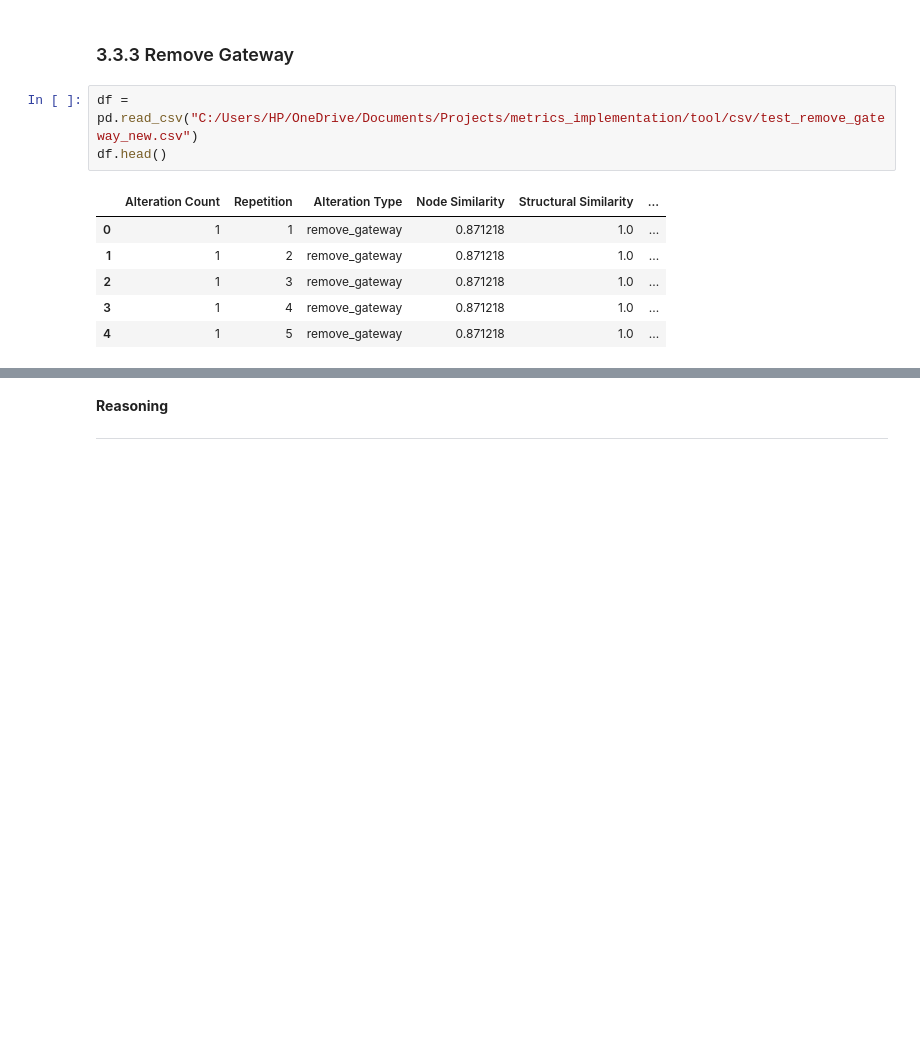
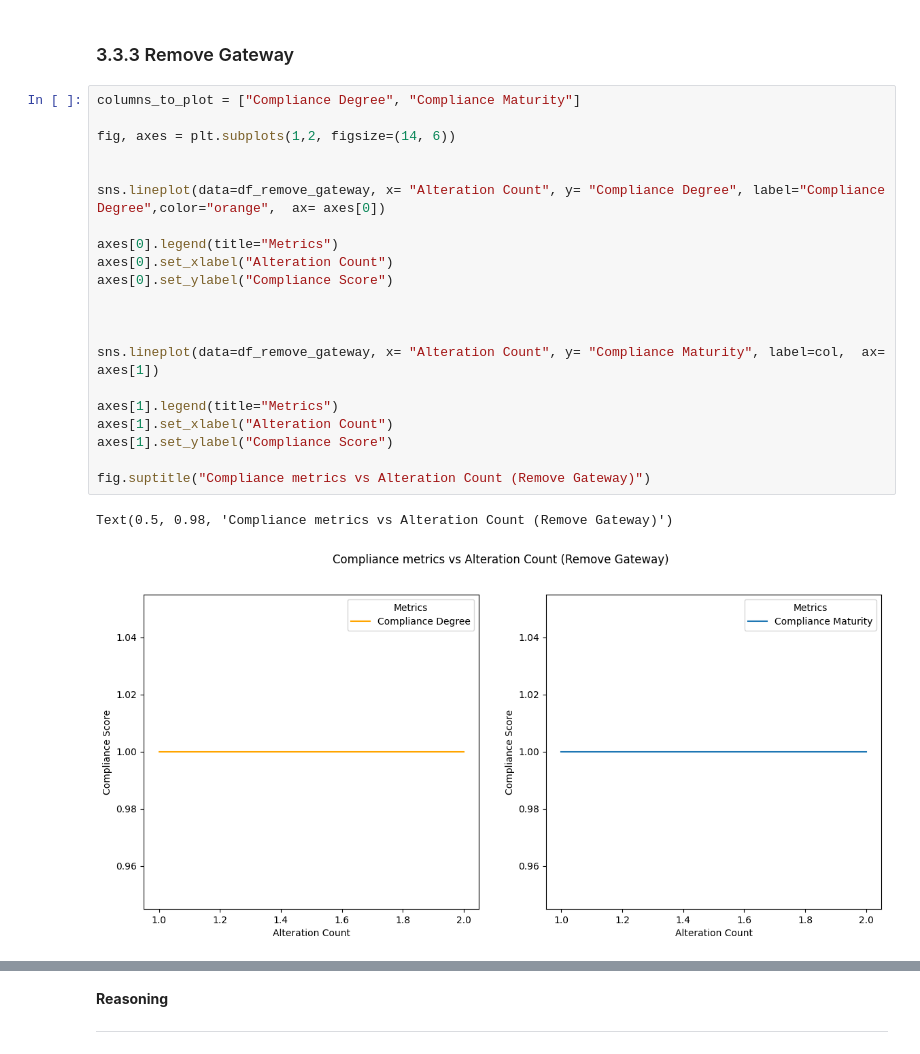
Before and after one commit to jilosius/Quality-metrics-for-process-models, a Jupyter notebook: metric_profiles.ipynb, the cells around one changed output, grey strips where cells are left out. Drawn from its saved outputs; the diff is of its cells as text; blank space fills up the shorter version.

```diff
--- a/metric_profiles.ipynb
+++ b/metric_profiles.ipynb
@@ -901,13 +759,27 @@ Same reasoning as above. Removing one flow could lead to firing no sequences at
 ----
 # %% [markdown]
 ### 3.3.3 Remove Gateway
-# %%
-df = pd.read_csv("C:/Users/HP/OneDrive/Documents/Projects/metrics_implementation/tool/csv/test_remove_gateway_new.csv")
-df.head()
-# %% [output]
-|  | Alteration Count | Repetition | Alteration Type | Node Similarity | Structural Similarity | ... |
-| 0 | 1 | 1 | remove_gateway | 0.871218 | 1.0 | ... |
-| 1 | 1 | 2 | remove_gateway | 0.871218 | 1.0 | ... |
-| 2 | 1 | 3 | remove_gateway | 0.871218 | 1.0 | ... |
-| 3 | 1 | 4 | remove_gateway | 0.871218 | 1.0 | ... |
-| 4 | 1 | 5 | remove_gateway | 0.871218 | 1.0 | ... |
+# %%
+columns_to_plot = ["Compliance Degree", "Compliance Maturity"]
+
+fig, axes = plt.subplots(1,2, figsize=(14, 6))
+
+
+sns.lineplot(data=df_remove_gateway, x= "Alteration Count", y= "Compliance Degree", label="Compliance Degree",color="orange",  ax= axes[0])
+
+axes[0].legend(title="Metrics")
+axes[0].set_xlabel("Alteration Count")
+axes[0].set_ylabel("Compliance Score")
+
+
+
+sns.lineplot(data=df_remove_gateway, x= "Alteration Count", y= "Compliance Maturity", label=col,  ax= axes[1])
+
+axes[1].legend(title="Metrics")
+axes[1].set_xlabel("Alteration Count")
+axes[1].set_ylabel("Compliance Score")
+
+fig.suptitle("Compliance metrics vs Alteration Count (Remove Gateway)")
+# %% [output]
+Text(0.5, 0.98, 'Compliance metrics vs Alteration Count (Remove Gateway)')
+[figure, added]
```
Also changed, not shown: parts of 102 cells of this notebook, 33 other files.
